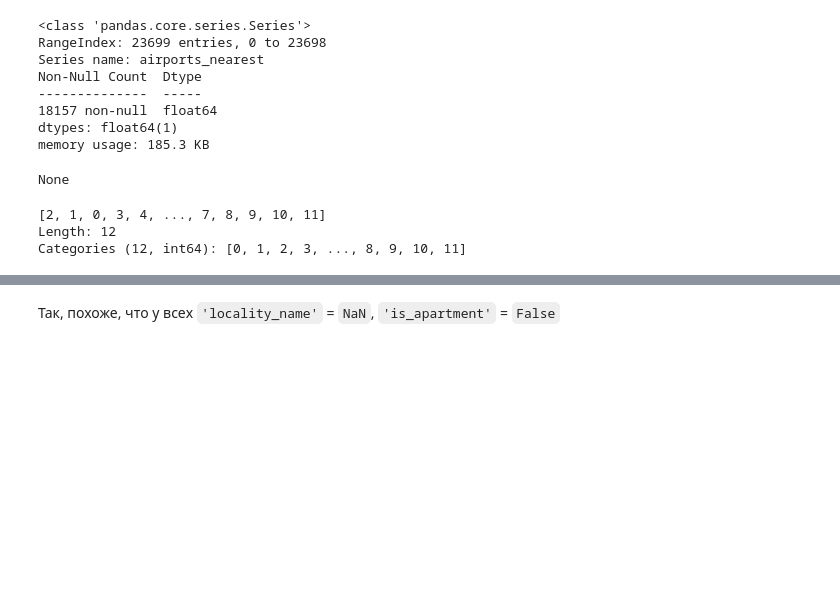
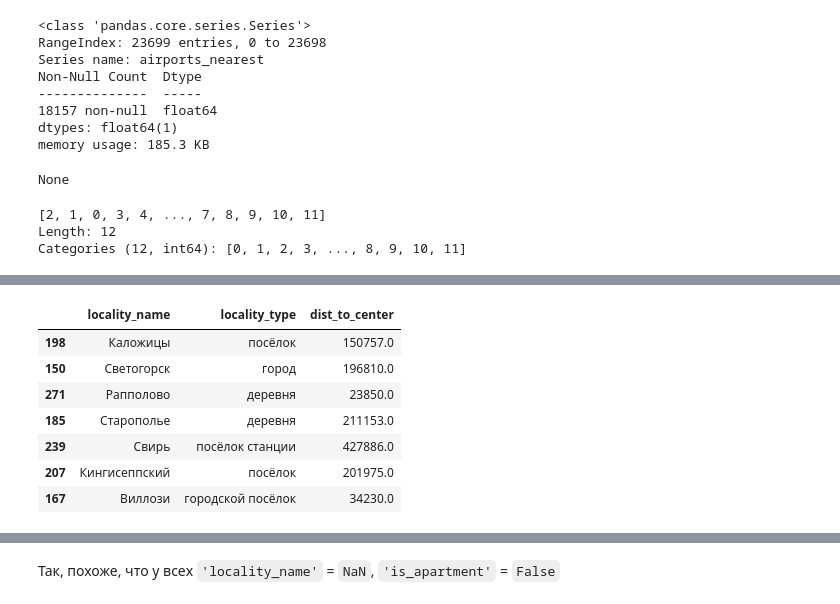
Before and after one commit to zabelin-ds/practicum, a Jupyter notebook: 03_project/real_estate_00.ipynb, the cells around one changed output, grey strips where cells are left out. Drawn from its saved outputs; the diff is of its cells as text; code cells hidden in the pictures; blank space fills up the shorter version.

```diff
--- a/03_project/real_estate_00.ipynb
+++ b/03_project/real_estate_00.ipynb
@@ -1251,0 +1420,13 @@ display(
+# %%
+display(
+    dist_to_hares_island.sample(7)
+)
+# %% [output]
+|  | locality_name | locality_type | dist_to_center |
+| 198 | Каложицы | посёлок | 150757.0 |
+| 150 | Светогорск | город | 196810.0 |
+| 271 | Рапполово | деревня | 23850.0 |
+| 185 | Старополье | деревня | 211153.0 |
+| 239 | Свирь | посёлок станции | 427886.0 |
+| 207 | Кингисеппский | посёлок | 201975.0 |
+| 167 | Виллози | городской посёлок | 34230.0 |
```
Also changed, not shown: parts of 63 cells of this notebook.
